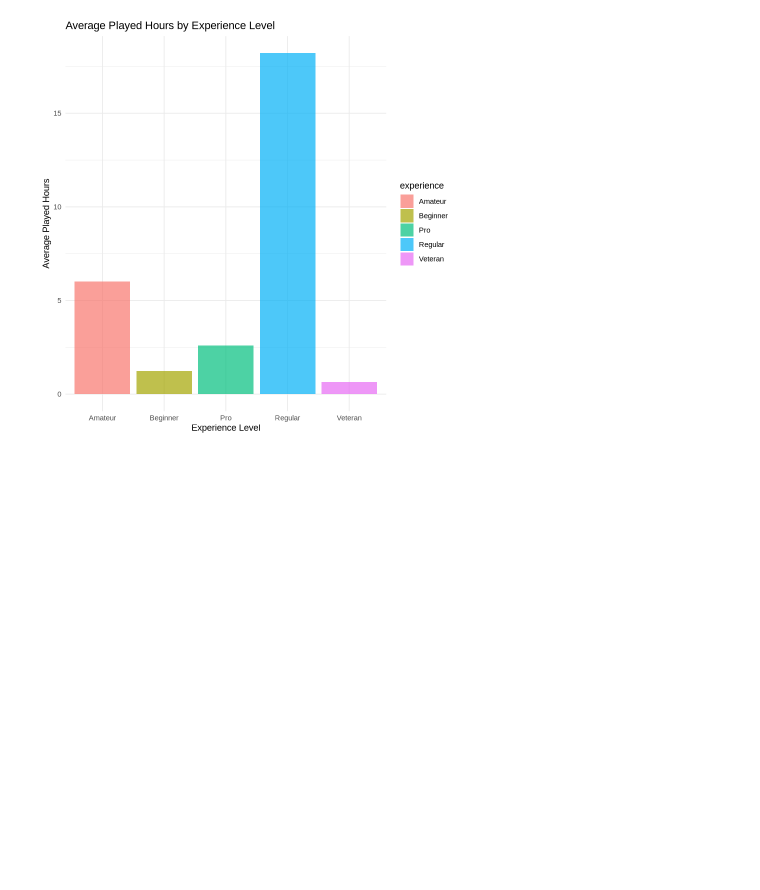
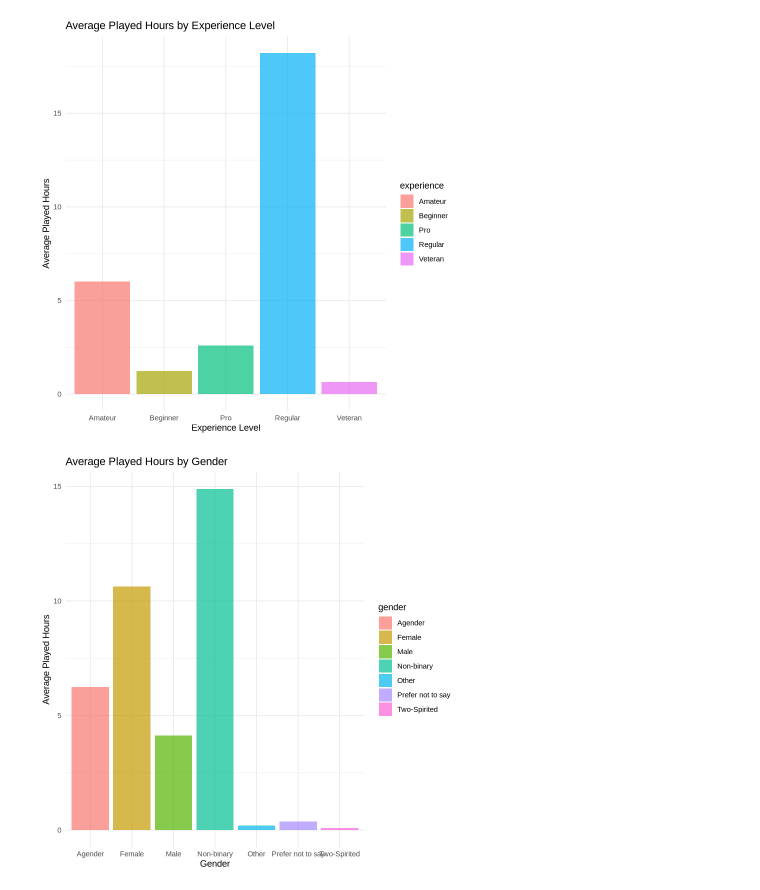
Before and after one commit to Kablosion/DSCI-100-Project, a Jupyter notebook: main_project.ipynb, the cells around one changed output. Cells and saved outputs as stored; diff of their text form; code cells hidden in the pictures; blank space fills up the shorter version.

Commit message:
visualization

```diff
--- a/main_project.ipynb
+++ b/main_project.ipynb
@@ -88,3 +88,16 @@ ggplot(avg_played_experience, aes(x = experience, y = mean_played_hours, fill =
     theme_minimal()
 # %% [output]
 [figure]
+# %%
+avg_played_gender <- players |>
+    group_by(gender) |>
+    summarize(mean_played_hours = mean(played_hours, na.rm = TRUE))
+
+ggplot(avg_played_gender, aes(x = gender, y = mean_played_hours, fill = gender)) +
+    geom_bar(stat = "identity", alpha = 0.7) +
+    labs(title = "Average Played Hours by Gender",
+    x = "Gender",
+    y = "Average Played Hours") +
+    theme_minimal()
+# %% [output]
+[figure, added]
```
Also changed, not shown: parts of 1 cell of this notebook.
